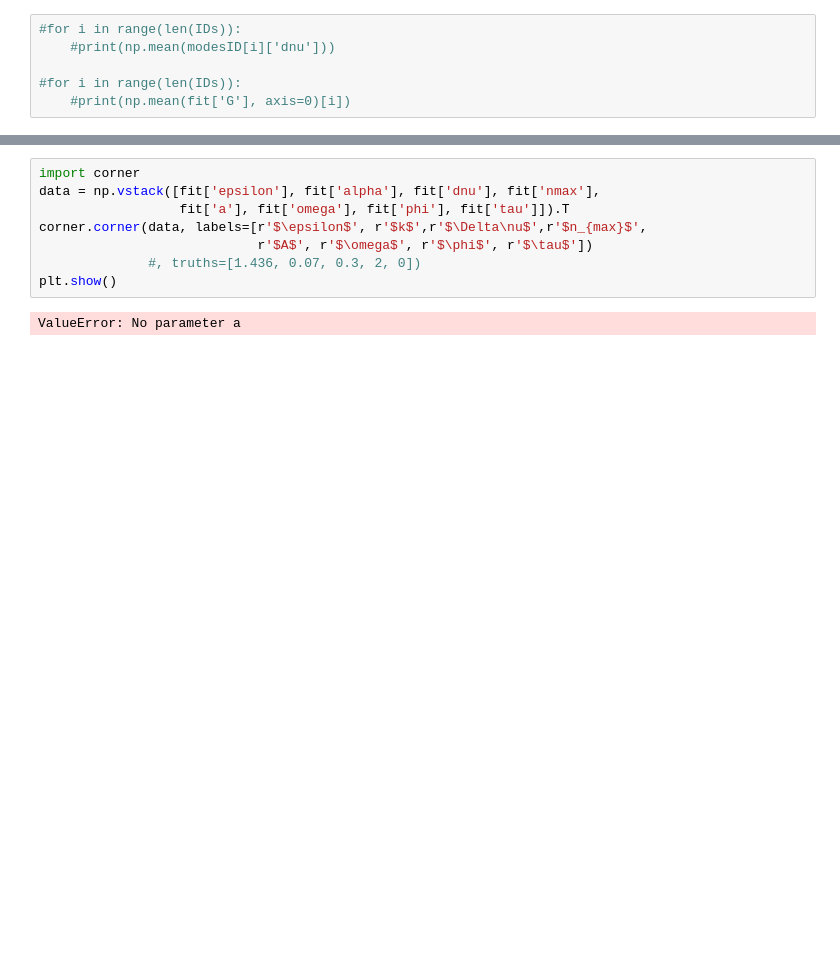
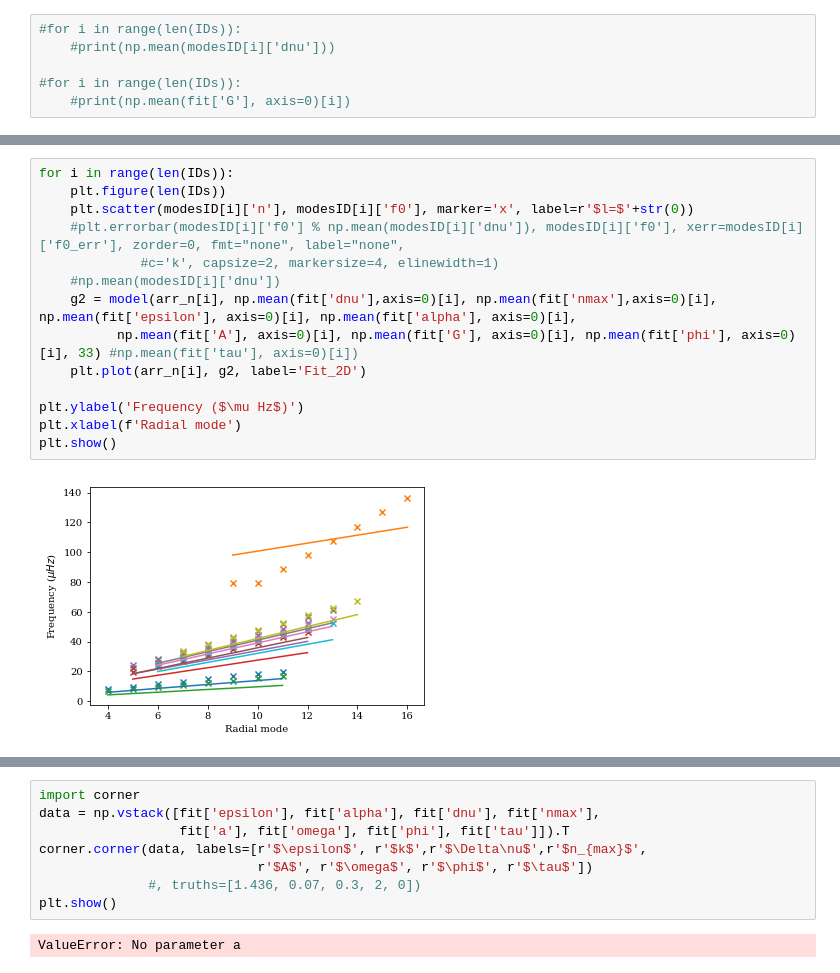
Before and after one commit to daw538/y4project, a Jupyter notebook: JoshFiles/rgData-50.ipynb, the cells around one changed output, grey strips where cells are left out. Saved outputs shown, nothing was run; the diff lists cells and outputs as text; blank space fills up the shorter version.

```diff
--- a/JoshFiles/rgData-50.ipynb
+++ b/JoshFiles/rgData-50.ipynb
@@ -278,3 +297,19 @@ plt.show()
+# %%
+for i in range(len(IDs)):
+    plt.figure(len(IDs))
+    plt.scatter(modesID[i]['n'], modesID[i]['f0'], marker='x', label=r'$l=$'+str(0))
+    #plt.errorbar(modesID[i]['f0'] % np.mean(modesID[i]['dnu']), modesID[i]['f0'], xerr=modesID[i]['f0_err'], zorder=0, fmt="none", label="none",
+             #c='k', capsize=2, markersize=4, elinewidth=1)
+    #np.mean(modesID[i]['dnu'])
+    g2 = model(arr_n[i], np.mean(fit['dnu'],axis=0)[i], np.mean(fit['nmax'],axis=0)[i], np.mean(fit['epsilon'], axis=0)[i], np.mean(fit['alpha'], axis=0)[i],
+          np.mean(fit['A'], axis=0)[i], np.mean(fit['G'], axis=0)[i], np.mean(fit['phi'], axis=0)[i], 33) #np.mean(fit['tau'], axis=0)[i])
+    plt.plot(arr_n[i], g2, label='Fit_2D')
+
+plt.ylabel('Frequency ($\mu Hz$)')
+plt.xlabel(f'Radial mode')
+plt.show()
+# %% [output]
+[figure, added]
 # %%
 dnus = []
 epsilons = []
```
Also changed, not shown: parts of 9 cells of this notebook, 2 other files.
